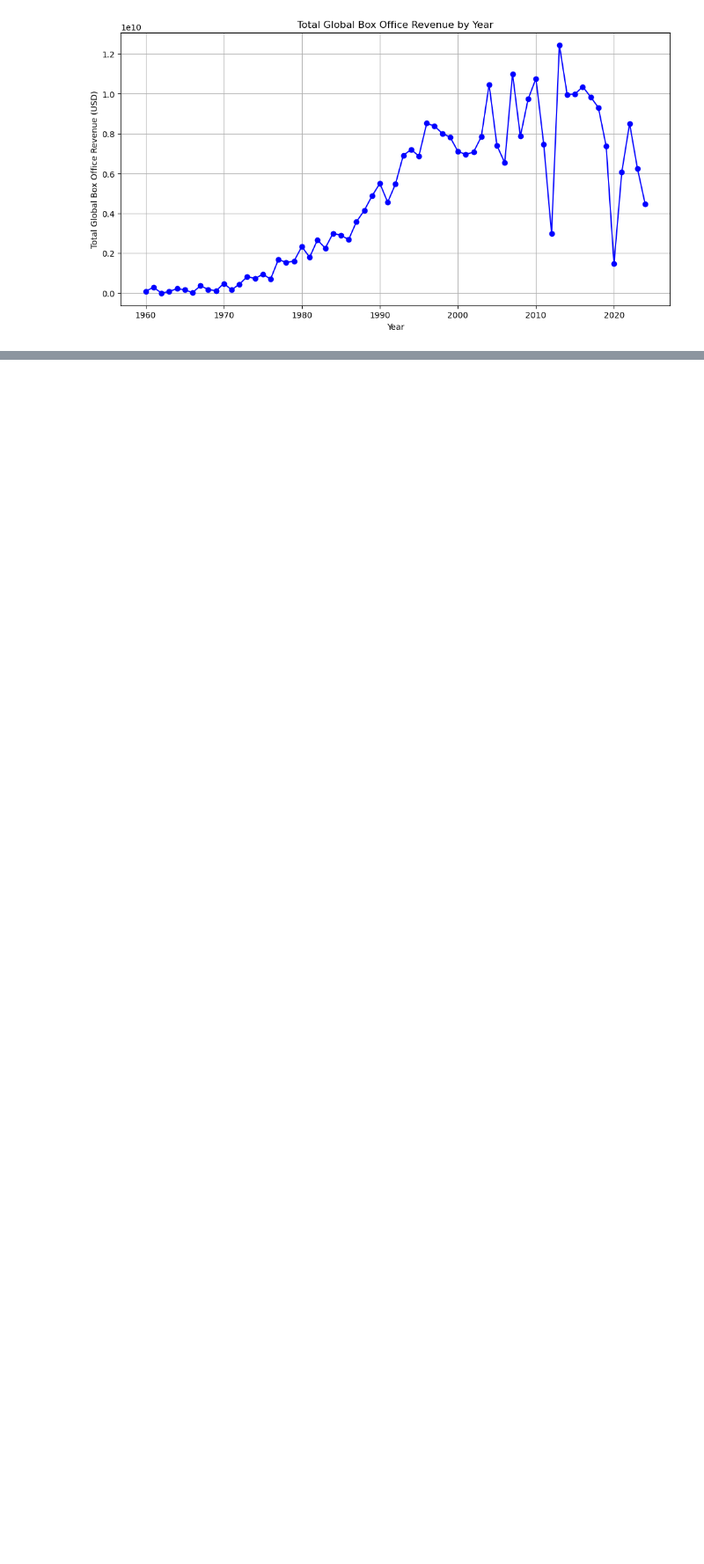
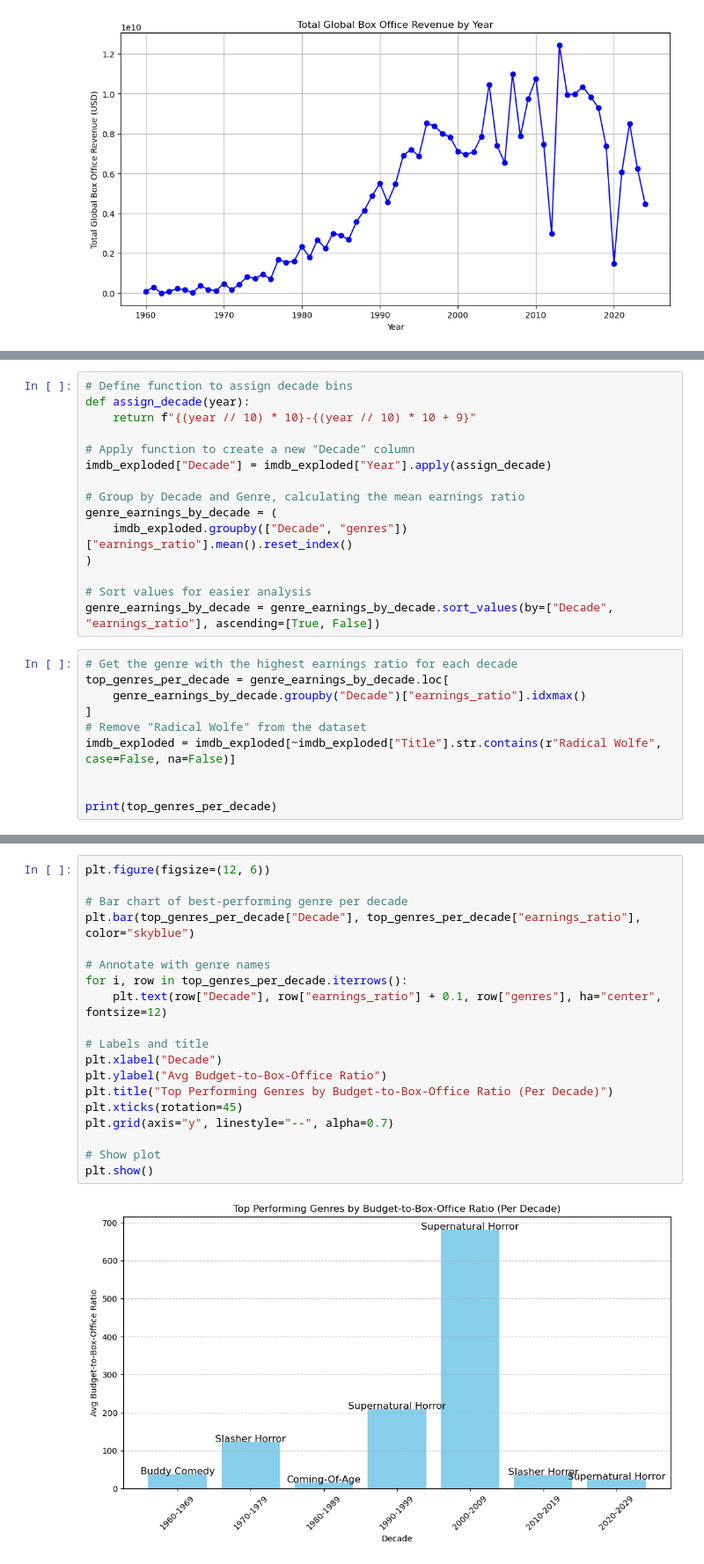
Before and after one commit to DaxKelson/aibootcampGroup3Project1, a Jupyter notebook: MovieProfitability.ipynb, the cells around one changed output, grey strips where cells are left out. Shown at 88% size. Cells and saved outputs as stored; diff of their text form; blank space fills up the shorter version.

```diff
--- a/MovieProfitability.ipynb
+++ b/MovieProfitability.ipynb
@@ -196,0 +216,25 @@ plt.show()
+# %%
+# Define function to assign decade bins
+def assign_decade(year):
+    return f"{(year // 10) * 10}-{(year // 10) * 10 + 9}"
+
+# Apply function to create a new "Decade" column
+imdb_exploded["Decade"] = imdb_exploded["Year"].apply(assign_decade)
+
+# Group by Decade and Genre, calculating the mean earnings ratio
+genre_earnings_by_decade = (
+    imdb_exploded.groupby(["Decade", "genres"])["earnings_ratio"].mean().reset_index()
+)
+
+# Sort values for easier analysis
+genre_earnings_by_decade = genre_earnings_by_decade.sort_values(by=["Decade", "earnings_ratio"], ascending=[True, False])
+# %%
+# Get the genre with the highest earnings ratio for each decade
+top_genres_per_decade = genre_earnings_by_decade.loc[
+    genre_earnings_by_decade.groupby("Decade")["earnings_ratio"].idxmax()
+]
+# Remove "Radical Wolfe" from the dataset
+imdb_exploded = imdb_exploded[~imdb_exploded["Title"].str.contains(r"Radical Wolfe", case=False, na=False)]
+
+
+print(top_genres_per_decade)
@@ -196,0 +250,21 @@ plt.show()
+# %%
+plt.figure(figsize=(12, 6))
+
+# Bar chart of best-performing genre per decade
+plt.bar(top_genres_per_decade["Decade"], top_genres_per_decade["earnings_ratio"], color="skyblue")
+
+# Annotate with genre names
+for i, row in top_genres_per_decade.iterrows():
+    plt.text(row["Decade"], row["earnings_ratio"] + 0.1, row["genres"], ha="center", fontsize=12)
+
+# Labels and title
+plt.xlabel("Decade")
+plt.ylabel("Avg Budget-to-Box-Office Ratio")
+plt.title("Top Performing Genres by Budget-to-Box-Office Ratio (Per Decade)")
+plt.xticks(rotation=45)
+plt.grid(axis="y", linestyle="--", alpha=0.7)
+
+# Show plot
+plt.show()
+# %% [output]
+[figure, added]
```
Also changed, not shown: parts of 10 cells of this notebook.
